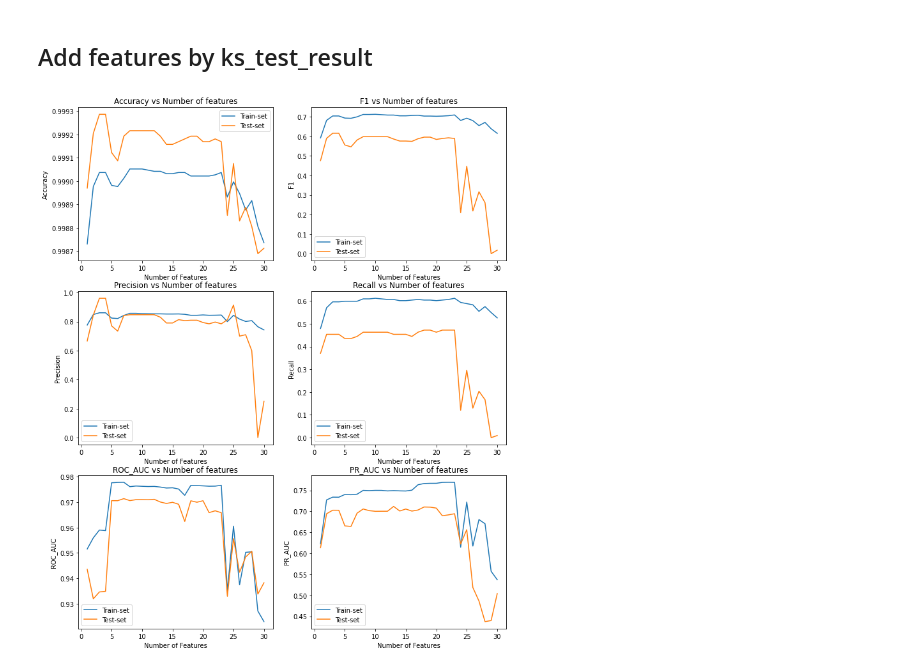
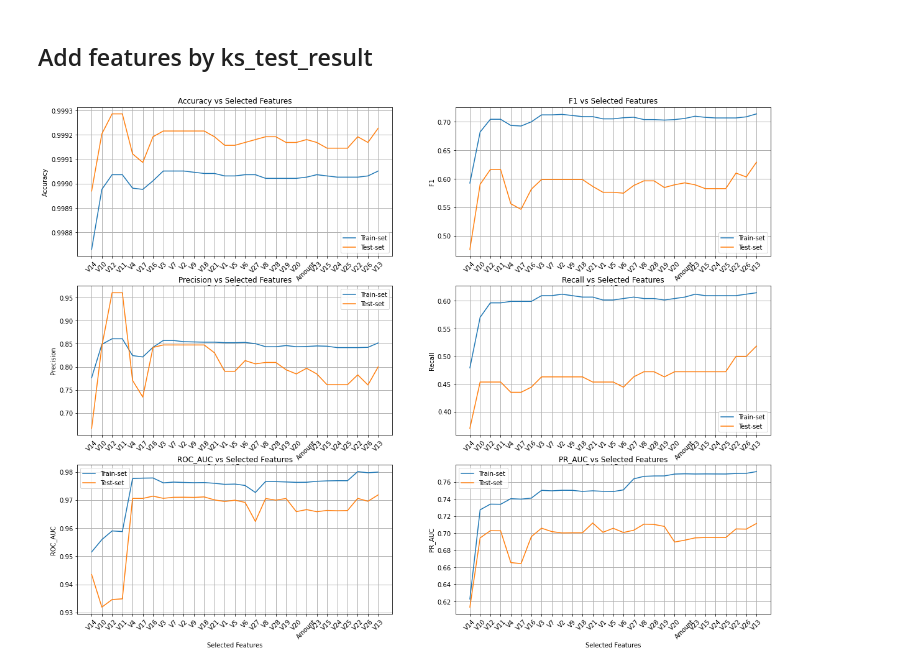
Before and after one commit to wuhong60909/Data-Analysis-Projects, a Jupyter notebook: Credit_Card_Fraud_Detection/FeatureSelection.ipynb, the cells around one changed output. Saved outputs shown, nothing was run; the diff lists cells and outputs as text; code cells hidden in the pictures.

Commit message:
Test exclude 'Time'

```diff
--- a/Credit_Card_Fraud_Detection/FeatureSelection.ipynb
+++ b/Credit_Card_Fraud_Detection/FeatureSelection.ipynb
@@ -146,10 +154,10 @@ def plot_test_statistic(result):
     plt.show()
 # %%
 # Two-Sample T test for each features
-columns = train_set.columns[0:30]
+columns = train_set.columns[1:30] # Exclude 'Time'
 T_statistic = []
 p_values = []
-for ii in range(30):
+for ii in range(len(columns)):
     group0 = train_set[train_set['Class'] == 0][columns[ii]]
     group1 = train_set[train_set['Class'] == 1][columns[ii]]
     statistic, p_value = ttest_ind(group0, group1, equal_var = False)
@@ -166,10 +174,10 @@ plot_test_statistic(result = t_test_result)
 ### Two-Sample K-S test
 # %%
 # Two-Sample k-s test for each features
-columns = train_set.columns[0:30]
+columns = train_set.columns[1:30]
 D_statistic = []
 p_values = []
-for ii in range(30):
+for ii in range(len(columns)):
     group0 = train_set[train_set['Class'] == 0][columns[ii]]
     group1 = train_set[train_set['Class'] == 1][columns[ii]]
     statistic, p_value = ks_2samp(group0, group1)
@@ -200,7 +208,7 @@ array(['V14', 'V10', 'V12', 'V11', 'V4', 'V17', 'V16', 'V3', 'V7', 'V2',
  ## Select columns by K-S test
 # %%
 # select features by ks_test
-select_list = ks_test_result.sort_values(by = 'p_value').Feature[0:30].values
+select_list = ks_test_result.sort_values(by = 'p_value').Feature.values
 # %%
 X_train = train_set.drop(['Class'], axis = 1)
 y_train = train_set['Class']
@@ -269,7 +277,7 @@ test_recall = []
 test_roc_auc = []
 test_pr_auc = []
 
-for ii in range(1, 31):
+for ii in range(1, len(select_list) + 1):
     # Reset dataset
     X_train = train_set.drop(['Class'], axis = 1)
     X_test = test_set.drop(['Class'], axis = 1)
@@ -303,62 +311,74 @@ for ii in range(1, 31):
     test_pr_auc.append(average_precision_score(y_test, y_test_score))
 # %%
 # Plot figures
-plt.figure(figsize = (12, 15))
+plt.figure(figsize = (20, 15))
 
 # Accuracy
 plt.subplot(3, 2, 1)
-plt.title('Accuracy vs Number of features')
-plt.xlabel('Number of Features')
+plt.title('Accuracy vs Selected Features')
+plt.xlabel('Selected Features')
 plt.ylabel('Accuracy')
-plt.plot(range(1, 31), train_accuracy, '-', label = 'Train-set')
-plt.plot(range(1, 31), test_accuracy, '-', label = 'Test-set')
+plt.plot(select_list, train_accuracy, '-', label = 'Train-set')
+plt.plot(select_list, test_accuracy, '-', label = 'Test-set')
+plt.xticks(rotation = 45)
+plt.grid(linestyle = '-', linewidth = 1)
 plt.legend()
 
 # F1
 plt.subplot(3, 2, 2)
-plt.title('F1 vs Number of features')
-plt.xlabel('Number of Features')
+plt.title('F1 vs Selected Features')
+plt.xlabel('Selected Features')
 plt.ylabel('F1')
-plt.plot(range(1, 31), train_f1, '-', label = 'Train-set')
-plt.plot(range(1, 31), test_f1, '-', label = 'Test-set')
+plt.plot(select_list, train_f1, '-', label = 'Train-set')
+plt.plot(select_list, test_f1, '-', label = 'Test-set')
+plt.xticks(rotation = 45)
+plt.grid(linestyle = '-', linewidth = 1)
 plt.legend()
 
 # Precision
 plt.subplot(3, 2, 3)
-plt.title('Precision vs Number of features')
-plt.xlabel('Number of Features')
+plt.title('Precision vs Selected Features')
+plt.xlabel('Selected Features')
 plt.ylabel('Precision')
-plt.plot(range(1, 31), train_precision, '-', label = 'Train-set')
-plt.plot(range(1, 31), test_precision, '-', label = 'Test-set')
+plt.plot(select_list, train_precision, '-', label = 'Train-set')
+plt.plot(select_list, test_precision, '-', label = 'Test-set')
+plt.xticks(rotation = 45)
+plt.grid(linestyle = '-', linewidth = 1)
 plt.legend()
 
 # Recall
 plt.subplot(3, 2, 4)
-plt.title('Recall vs Number of features')
-plt.xlabel('Number of Features')
+plt.title('Recall vs Selected Features')
+plt.xlabel('Selected Features')
 plt.ylabel('Recall')
-plt.plot(range(1, 31), train_recall, '-', label = 'Train-set')
-plt.plot(range(1, 31), test_recall, '-', label = 'Test-set')
+plt.plot(select_list, train_recall, '-', label = 'Train-set')
+plt.plot(select_list, test_recall, '-', label = 'Test-set')
+plt.xticks(rotation = 45)
+plt.grid(linestyle = '-', linewidth = 1)
 plt.legend()
 
 # ROC_AUC
 plt.subplot(3, 2, 5)
-plt.title('ROC_AUC vs Number of features')
-plt.xlabel('Number of Features')
+plt.title('ROC_AUC vs Selected Features')
+plt.xlabel('Selected Features')
 plt.ylabel('ROC_AUC')
-plt.plot(range(1, 31), train_roc_auc, '-', label = 'Train-set')
-plt.plot(range(1, 31), test_roc_auc, '-', label = 'Test-set')
+plt.plot(select_list, train_roc_auc, '-', label = 'Train-set')
+plt.plot(select_list, test_roc_auc, '-', label = 'Test-set')
+plt.xticks(rotation = 45)
+plt.grid(linestyle = '-', linewidth = 1)
 plt.legend()
 
 # PR_AUC
 plt.subplot(3, 2, 6)
-plt.title('PR_AUC vs Number of features')
-plt.xlabel('Number of Features')
+plt.title('PR_AUC vs Selected Features')
+plt.xlabel('Selected Features')
 plt.ylabel('PR_AUC')
-plt.plot(range(1, 31), train_pr_auc, '-', label = 'Train-set')
-plt.plot(range(1, 31), test_pr_auc, '-', label = 'Test-set')
+plt.plot(select_list, train_pr_auc, '-', label = 'Train-set')
+plt.plot(select_list, test_pr_auc, '-', label = 'Test-set')
+plt.xticks(rotation = 45)
+plt.grid(linestyle = '-', linewidth = 1)
 plt.legend()
 
 plt.show()
 # %% [output]
-[figure, old version]
+[figure, new version]
```
Also changed, not shown: parts of 7 cells of this notebook.
